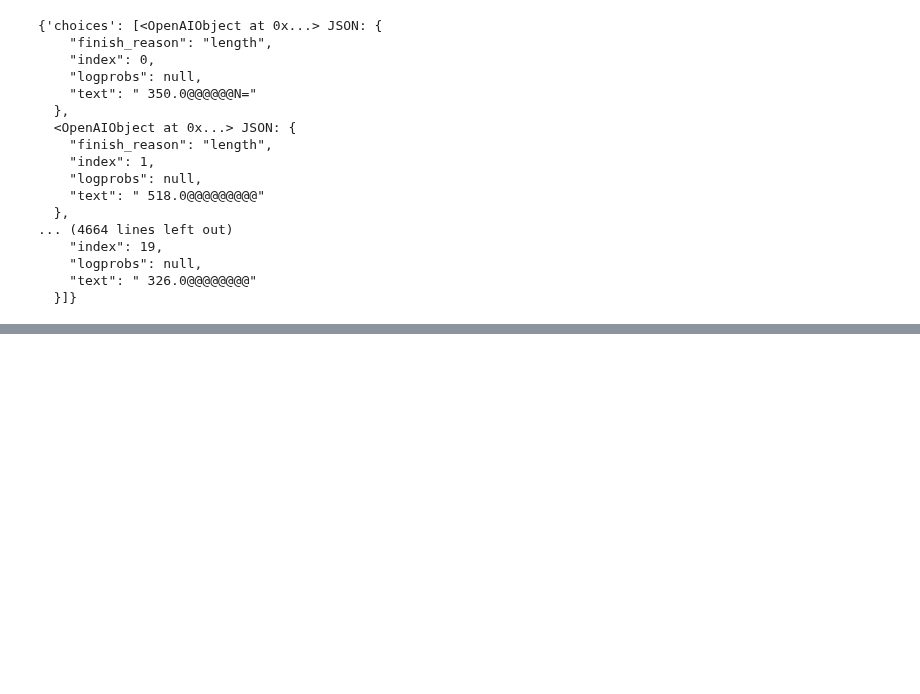
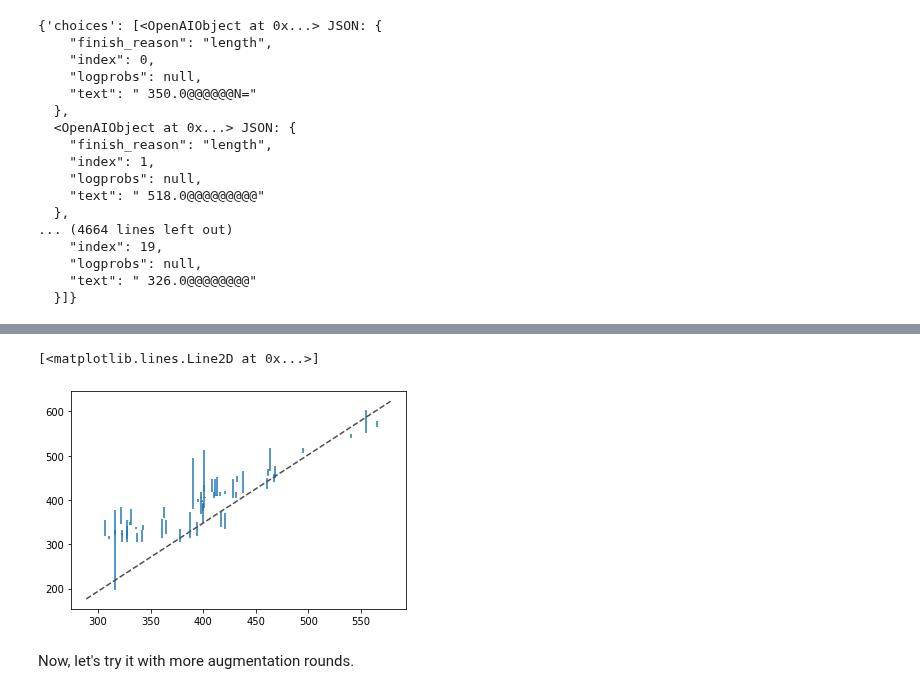
Before and after one commit to kjappelbaum/gpt3forchem, a Jupyter notebook: experiments/17_try_learning_w_smiles_augmentation.ipynb, the cells around one changed output, grey strips where cells are left out. Cells and saved outputs as stored; diff of their text form; code cells hidden in the pictures; blank space fills up the shorter version.

```diff
--- a/experiments/17_try_learning_w_smiles_augmentation.ipynb
+++ b/experiments/17_try_learning_w_smiles_augmentation.ipynb
@@ -305,0 +326,22 @@ predictions_augmented = [extract_regression_prediction(augmented_results, i) for
+# %%
+df_predictions_augmented_agg = df_predictions_augmented.groupby('smiles').agg(['mean', 'std'])
+# %%
+plt.errorbar(
+    df_predictions_augmented_agg['true']['mean'],
+    df_predictions_augmented_agg['predictions']['mean'],
+    yerr=df_predictions_augmented_agg['predictions']['std'],
+    linestyle='None',
+)
+
+# now plot a dashed diagonal line from lower left to upper right
+# getting the limits of the current axes
+ax = plt.gca()
+xlim = ax.get_xlim()
+ylim = ax.get_ylim()
+# now plot both limits against eachother
+ax.plot(xlim, ylim, ls="--", c=".3")
+# %% [output]
+[<matplotlib.lines.Line2D at 0x...>]
+[figure, added]
+# %% [markdown]
+Now, let's try it with more augmentation rounds.
```
Also changed, not shown: parts of 6 cells of this notebook, 2 other files.
